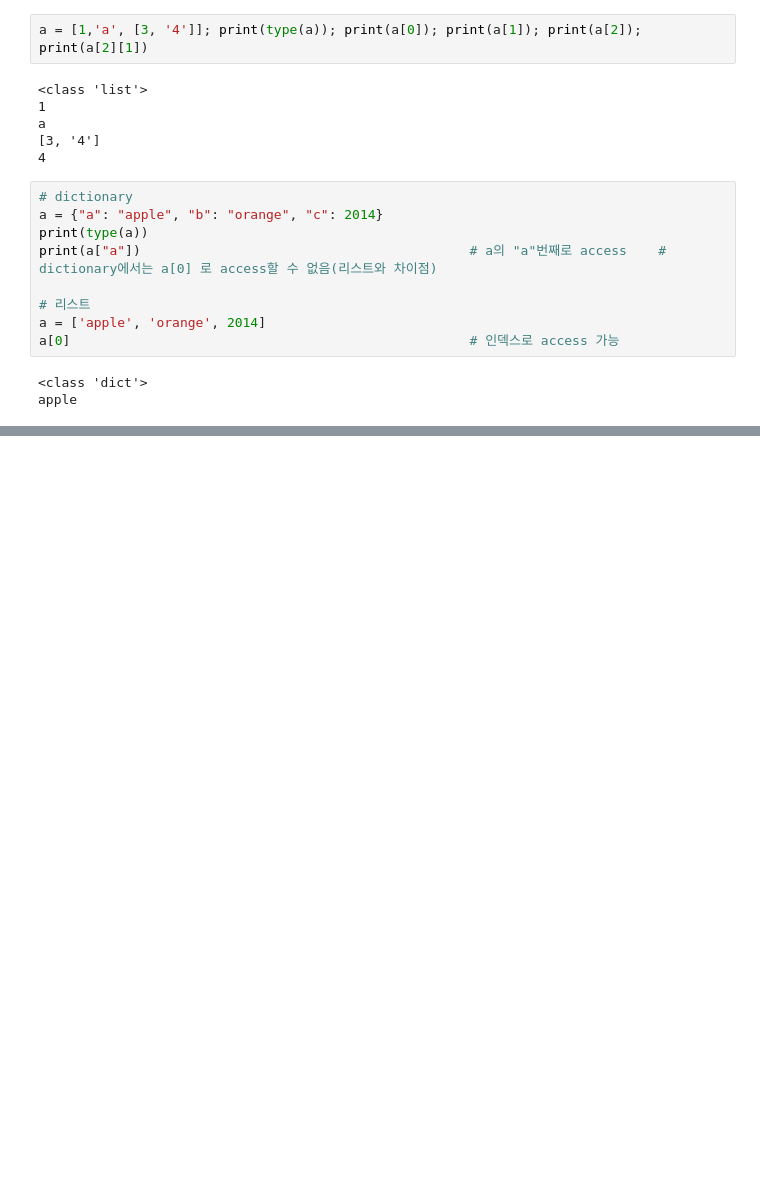
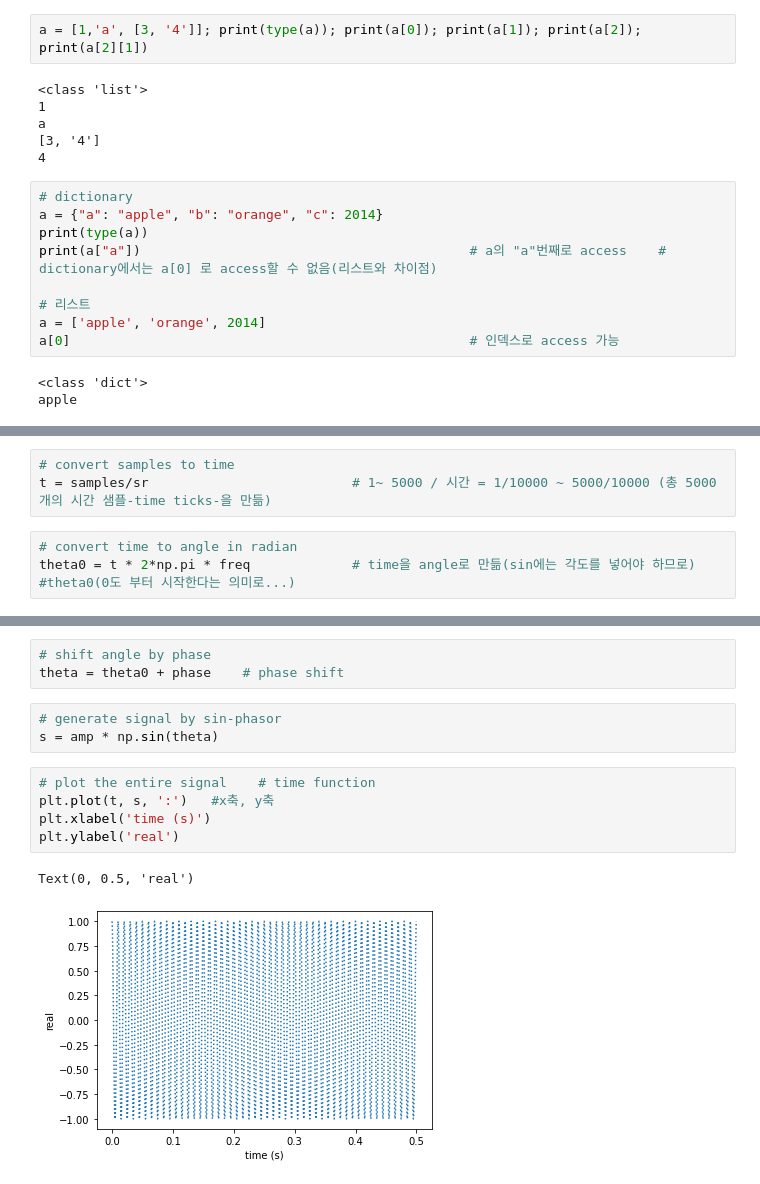
Before and after one commit to Junse0/-, a Jupyter notebook: merged.ipynb, the cells around one changed output, grey strips where cells are left out. Drawn from its saved outputs; the diff is of its cells as text; blank space fills up the shorter version.

```diff
--- a/merged.ipynb
+++ b/merged.ipynb
@@ -45,0 +316,6 @@ apple
+# %%
+# convert samples to time
+t = samples/sr                          # 1~ 5000 / 시간 = 1/10000 ~ 5000/10000 (총 5000개의 시간 샘플-time ticks-을 만듦)
+# %%
+# convert time to angle in radian
+theta0 = t * 2*np.pi * freq             # time을 angle로 만듦(sin에는 각도를 넣어야 하므로) #theta0(0도 부터 시작한다는 의미로...)
@@ -45,0 +334,14 @@ apple
+# %%
+# shift angle by phase
+theta = theta0 + phase    # phase shift
+# %%
+# generate signal by sin-phasor
+s = amp * np.sin(theta)
+# %%
+# plot the entire signal    # time function
+plt.plot(t, s, ':')   #x축, y축
+plt.xlabel('time (s)')
+plt.ylabel('real')
+# %% [output]
+Text(0, 0.5, 'real')
+[figure, added]
```
Also changed, not shown: parts of 176 cells of this notebook.
